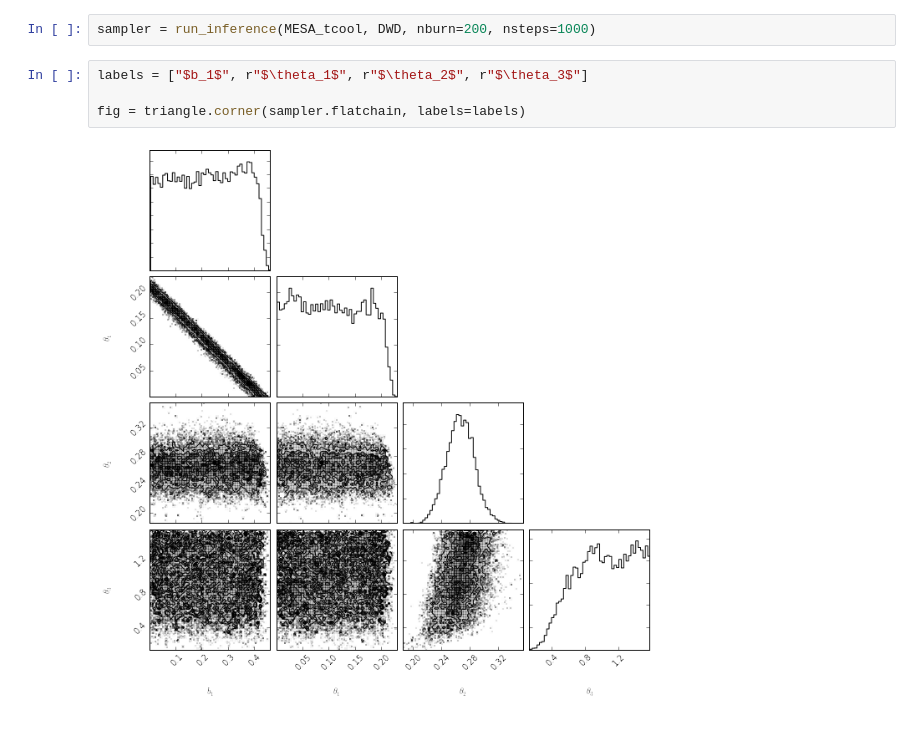
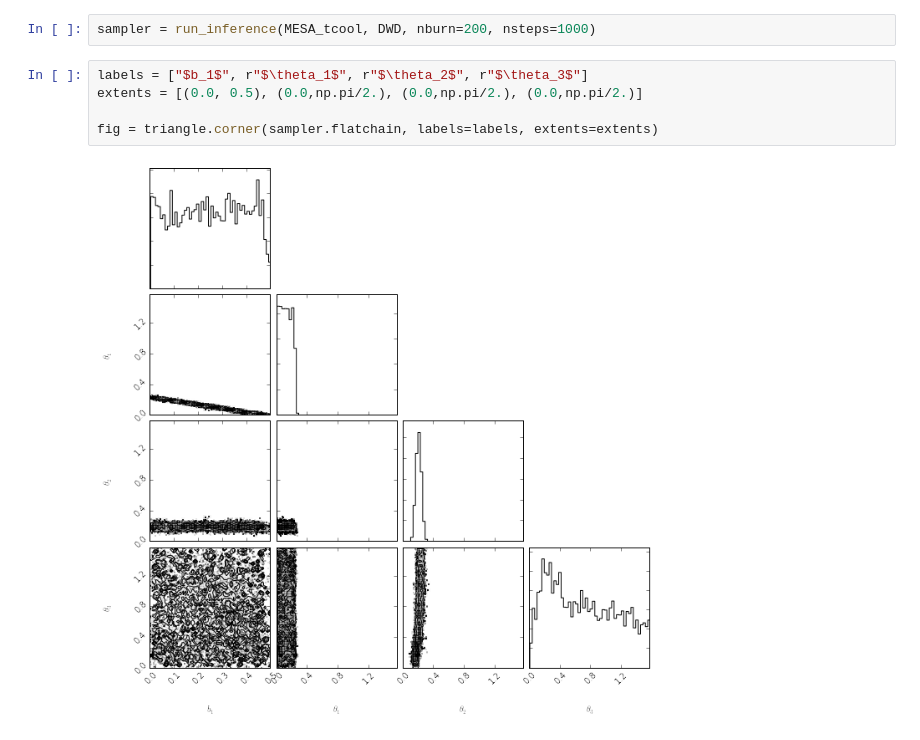
Before and after one commit to astroJeff/separated-at-birth, a Jupyter notebook: notebooks/IFMR.ipynb, the cells around one changed output. Saved outputs shown, nothing was run; the diff lists cells and outputs as text.

```diff
--- a/notebooks/IFMR.ipynb
+++ b/notebooks/IFMR.ipynb
@@ -225,8 +232,9 @@ p0[:,3] = np.random.normal(0.15, 0.03, size=nwalkers) # theta_3
 sampler = run_inference(MESA_tcool, DWD, nburn=200, nsteps=1000)
 # %%
 labels = ["$b_1$", r"$\theta_1$", r"$\theta_2$", r"$\theta_3$"]
+extents = [(0.0, 0.5), (0.0,np.pi/2.), (0.0,np.pi/2.), (0.0,np.pi/2.)]
 
-fig = triangle.corner(sampler.flatchain, labels=labels)
+fig = triangle.corner(sampler.flatchain, labels=labels, extents=extents)
 # %% [output]
-[figure, old version]
+[figure, new version]
 # %%
```
Also changed, not shown: parts of 7 cells of this notebook, 1 other file.
